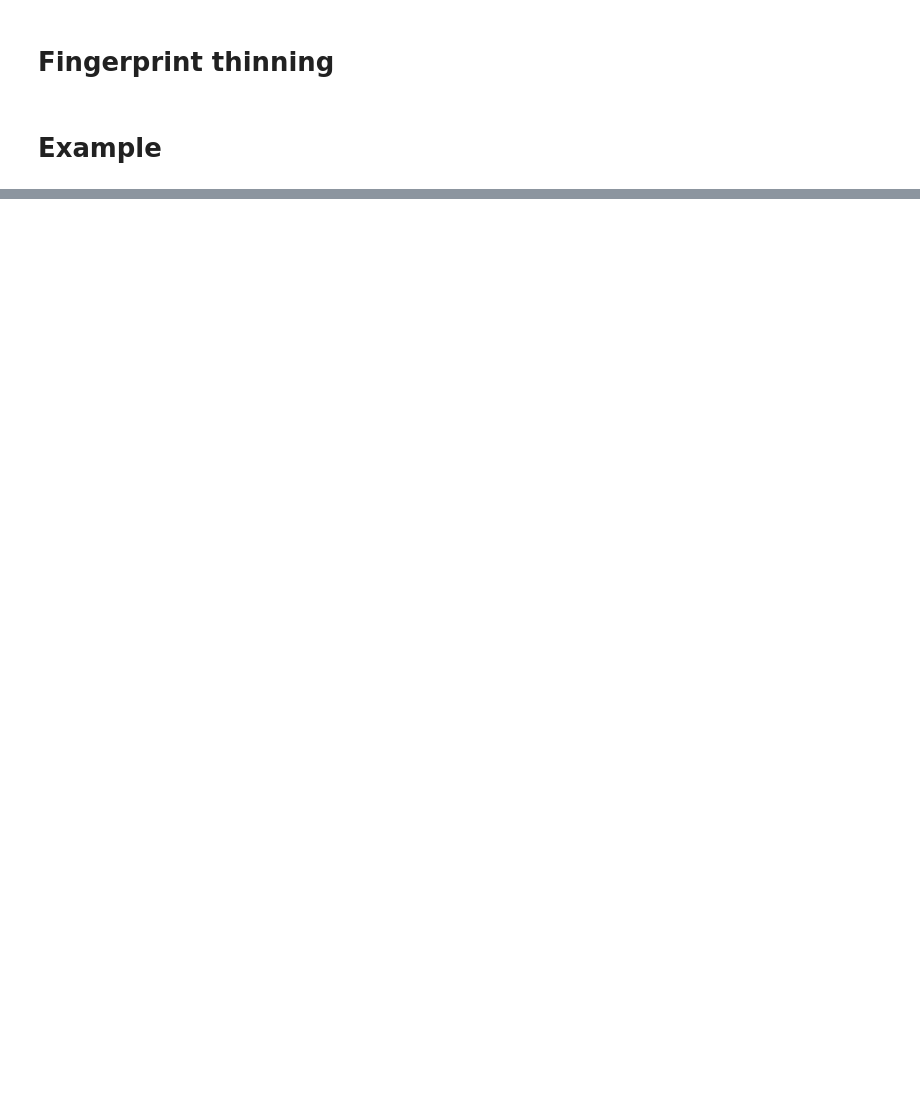
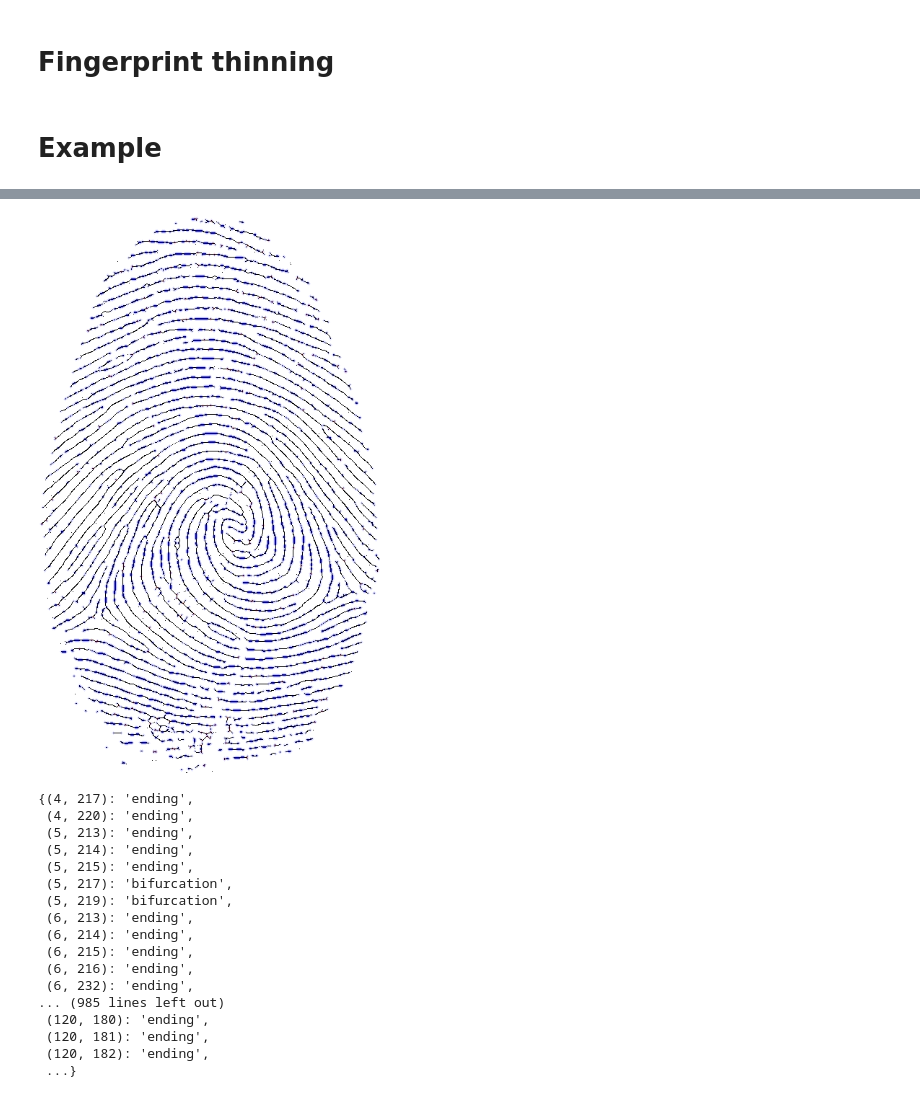
Before and after one commit to FilipLangiewicz/Fingerprints, a Jupyter notebook: main.ipynb, the cells around one changed output, grey strips where cells are left out. Saved outputs shown, nothing was run; the diff lists cells and outputs as text; code cells hidden in the pictures; blank space fills up the shorter version.

```diff
--- a/main.ipynb
+++ b/main.ipynb
@@ -76,0 +176,21 @@ Thinned Image
+# %%
+detect_minutiae(skeleton)
+# %% [output]
+[figure, added]
+{(4, 217): 'ending',
+ (4, 220): 'ending',
+ (5, 213): 'ending',
+ (5, 214): 'ending',
+ (5, 215): 'ending',
+ (5, 217): 'bifurcation',
+ (5, 219): 'bifurcation',
+ (6, 213): 'ending',
+ (6, 214): 'ending',
+ (6, 215): 'ending',
+ (6, 216): 'ending',
+ (6, 232): 'ending',
+... (985 lines left out)
+ (120, 180): 'ending',
+ (120, 181): 'ending',
+ (120, 182): 'ending',
+ ...}
```
Also changed, not shown: parts of 4 cells of this notebook.
